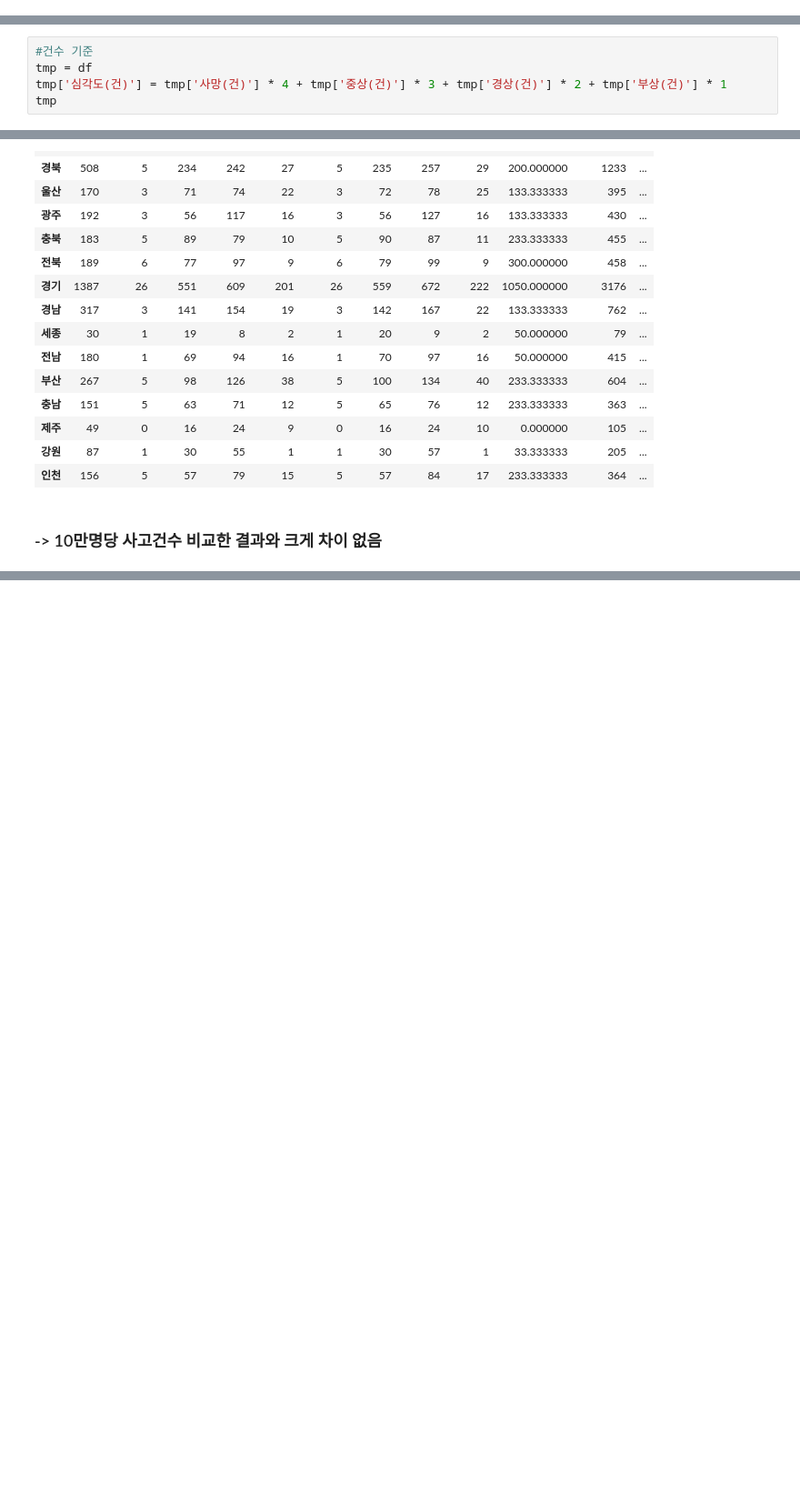
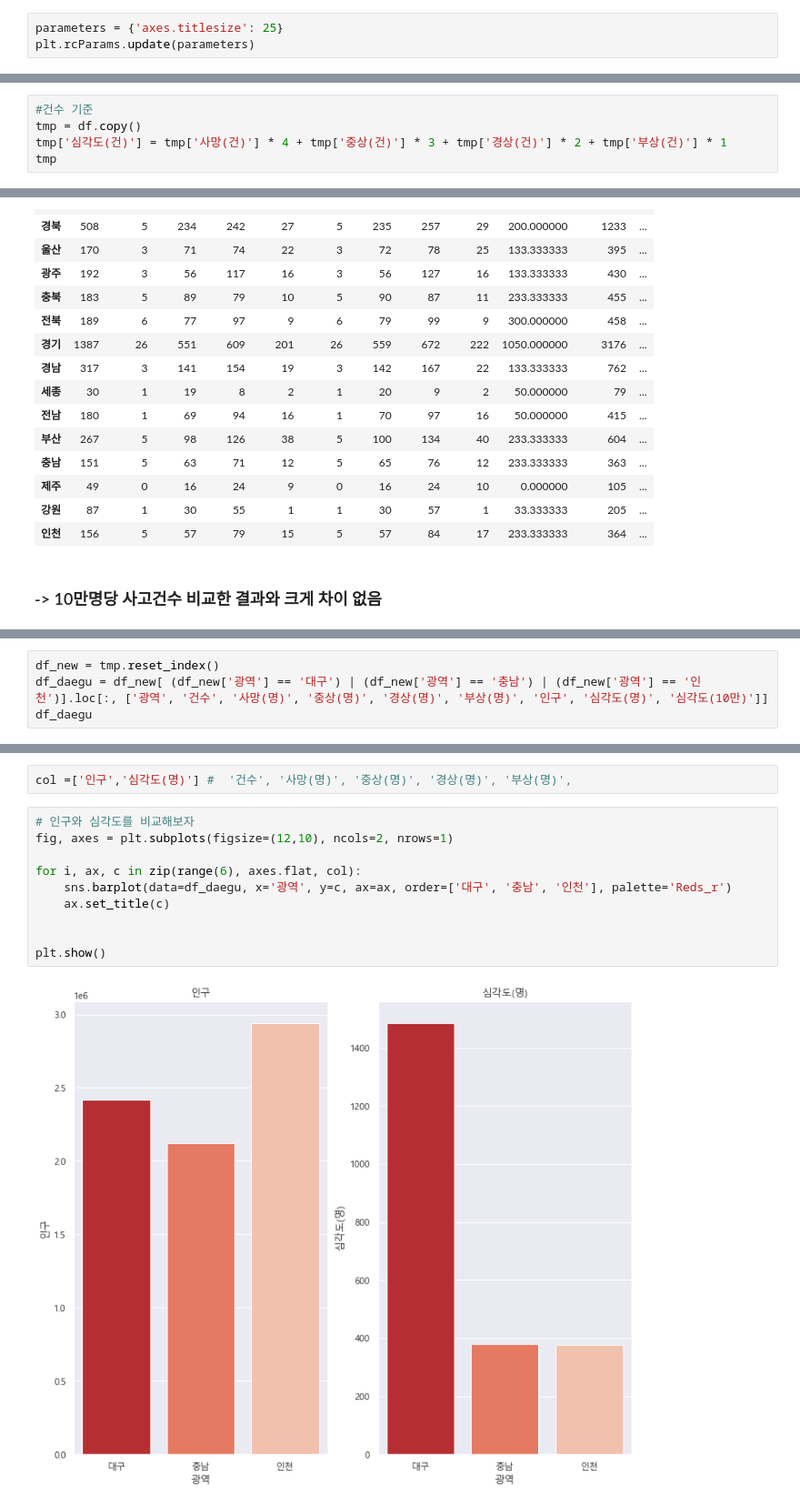
Before and after one commit to chestnut1717/BicycleAccident, a Jupyter notebook: bicycle_flow.ipynb, the cells around one changed output, grey strips where cells are left out. Shown at 91% size. Saved outputs shown, nothing was run; the diff lists cells and outputs as text; blank space fills up the shorter version.

```diff
--- a/bicycle_flow.ipynb
+++ b/bicycle_flow.ipynb
@@ -1324,6 +1313,9 @@ img_3 = img.imread('pic/영등포구 양화한강공원 부근 자전거도로.p
 img_4 = img.imread('pic/송파 자전거도로.png')
 img_5 = img.imread('pic/문래 안양천 자전거도로.png')
 img_6 = img.imread('pic/광진구 뚝섬 한강공원.png')
+# %%
+parameters = {'axes.titlesize': 25}
+plt.rcParams.update(parameters)
 # %%
 fig = plt.figure(figsize=(12,8))
 rows = 2; cols = 3
@@ -1573,7 +1470,7 @@ f"비교차로에서의 경상 건수의 평균은 {not_intersect.describe()['
 -> 각 케이스별 건수 * 위의 점수를 더하여 종합적인 심각도를 나타내는 열 추가
 # %%
 #건수 기준
-tmp = df
+tmp = df.copy()
 tmp['심각도(건)'] = tmp['사망(건)'] * 4 + tmp['중상(건)'] * 3 + tmp['경상(건)'] * 2 + tmp['부상(건)'] * 1
 tmp
 # %% [output]
@@ -1772,0 +1669,4 @@ tmp.nlargest(20, ['심각도(10만)'])
+# %%
+df_new = tmp.reset_index()
+df_daegu = df_new[ (df_new['광역'] == '대구') | (df_new['광역'] == '충남') | (df_new['광역'] == '인천')].loc[:, ['광역', '건수', '사망(명)', '중상(명)', '경상(명)', '부상(명)', '인구', '심각도(명)', '심각도(10만)']]
+df_daegu
@@ -1772,0 +1678,14 @@ tmp.nlargest(20, ['심각도(10만)'])
+# %%
+col =['인구','심각도(명)'] #  '건수', '사망(명)', '중상(명)', '경상(명)', '부상(명)',
+# %%
+# 인구와 심각도를 비교해보자
+fig, axes = plt.subplots(figsize=(12,10), ncols=2, nrows=1)
+
+for i, ax, c in zip(range(6), axes.flat, col):
+    sns.barplot(data=df_daegu, x='광역', y=c, ax=ax, order=['대구', '충남', '인천'], palette='Reds_r')
+    ax.set_title(c)
+
+
+plt.show()
+# %% [output]
+[figure, added]
```
Also changed, not shown: parts of 94 cells of this notebook.
